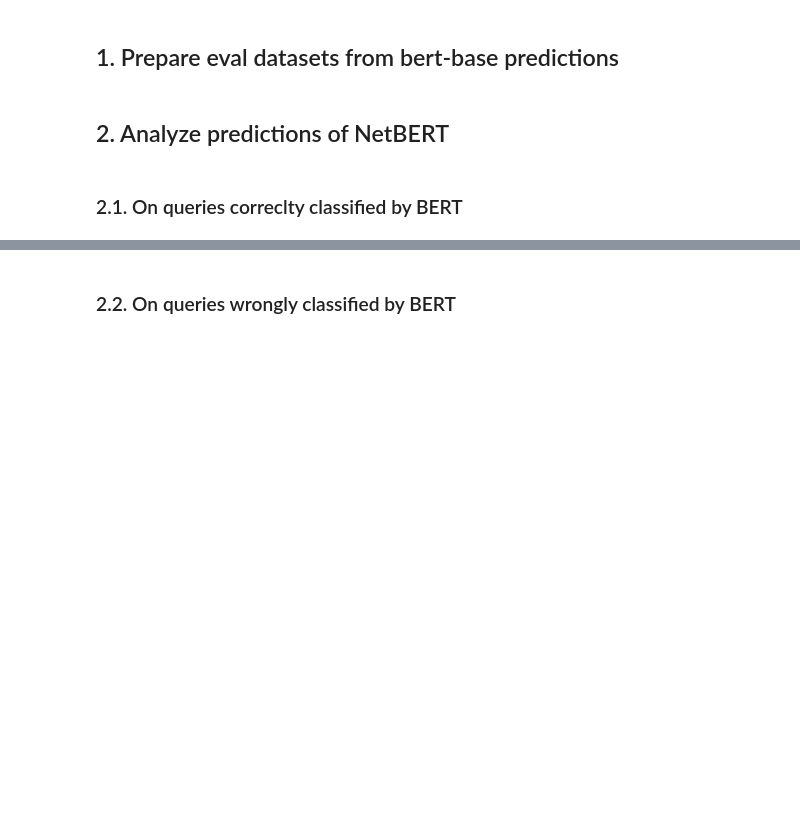
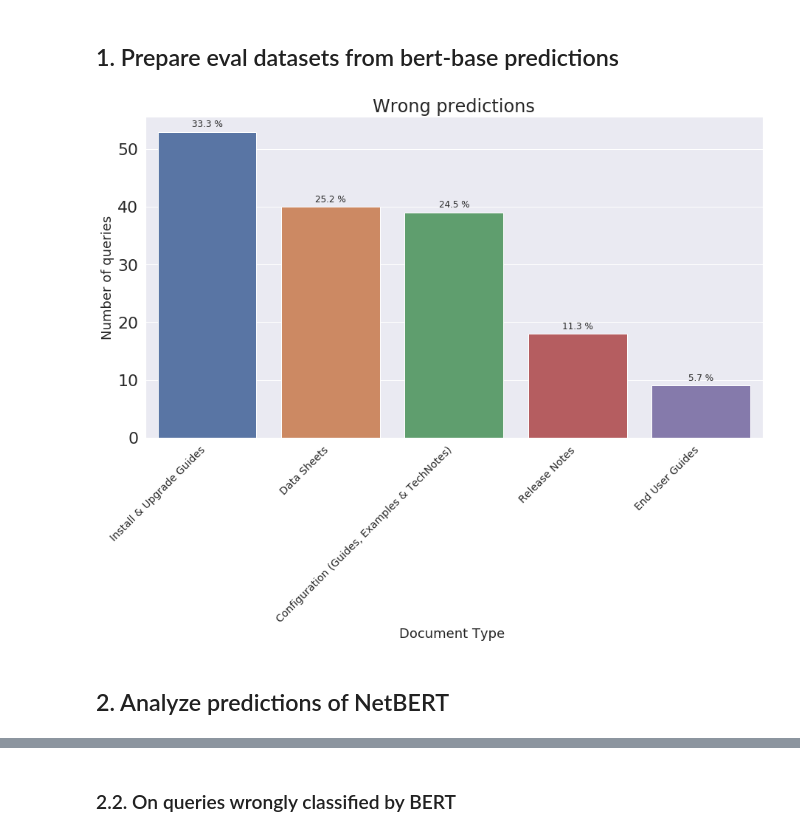
Before and after one commit to ant-louis/netbert, a Jupyter notebook: Code/Extrinsic_evaluation/Classification/BERT_vs_NetBERT_predictions.ipynb, the cells around one changed output, grey strips where cells are left out. Drawn from its saved outputs; the diff is of its cells as text; code cells hidden in the pictures; blank space fills up the shorter version.

```diff
--- a/Code/Extrinsic_evaluation/Classification/BERT_vs_NetBERT_predictions.ipynb
+++ b/Code/Extrinsic_evaluation/Classification/BERT_vs_NetBERT_predictions.ipynb
@@ -19,34 +19,69 @@ def create_eval_dataset(infile, outfile, class_mappings):
     # Load right predictions from BERT-base
     df = pd.read_csv(os.path.join(dirpath, infile), index_col=0)
 
     # Create columns with classes.
     df['Class'] = df.apply(lambda row: class_mappings[str(row.Class_id)], axis=1)
     df['Prediction'] = df.apply(lambda row: class_mappings[str(row.Prediction_id)], axis=1)
 
     # Drop useless columns.
     to_drop = ['Class_id', 'Prediction_id', 'Prediction']
     df.drop(to_drop, axis=1, inplace=True)
 
     # Save dataset for evaluation with NetBERT.
     df.to_csv(os.path.join(dirpath, outfile))
     return df
 
 
+def plot_repartition(df, title):
+    """
+    """
+    # Get the counts of each document type.
+    count = df['Class'].value_counts()
+    count_classes = count.index.tolist()
+    count_values = count.values.tolist()
+
+    # Create barplot.
+    sns.set(font_scale = 2)
+    plt.figure(figsize=(15,8))
+    ax = sns.barplot(count_classes, count_values)
+
+    # Rotate labels on x-axis.
+    ax.set_xticklabels(ax.get_xticklabels(), rotation=45, horizontalalignment='right', fontsize=14)
+
+    # Set titles of plot and axes.
+    plt.title(title, fontsize=24)
+    plt.ylabel('Number of queries', fontsize=18)
+    plt.xlabel('Document Type ', fontsize=18)
+
+    #adding the count labels above rectangles.
+    nb_samples = df.shape[0]
+    labels = ["{:.1f} %".format(count*100/nb_samples) for count in count_values]
+
+    rects = ax.patches
+    for rect, label in zip(rects, labels):
+        ax.text(rect.get_x() + rect.get_width()/2, rect.get_height() + 0.5, label, ha='center', va='bottom', fontsize=12)
+
+    # Show the plot.
+    plt.show()
+    return
+
+
 # Load class-class_id mapping.
 dirpath = '/raid/antoloui/Master-thesis/Code/Extrinsic_evaluation/Classification/output/bert_base_cased/'
 with open(os.path.join(dirpath, 'map_classes.json')) as f:
     class_mappings = json.load(f)
 
 # Create eval dataset from BERT-base right predictions.
 df_bert_right = create_eval_dataset(infile='preds_right.csv', outfile='eval_right_preds.csv', class_mappings=class_mappings)
 
 # Create eval dataset from BERT-base wrong predictions.
 df_bert_wrong = create_eval_dataset(infile='preds_wrong.csv', outfile='eval_wrong_preds.csv', class_mappings=class_mappings)
+plot_repartition(df_bert_wrong, "Wrong predictions")
 
 # Create full test dataset.
 df_bert = pd.concat([df_bert_right,df_bert_wrong], ignore_index=True)
 df_bert.to_csv(os.path.join(dirpath, 'eval_preds.csv'))
+# %% [output]
+[figure, added]
 # %% [markdown]
 ## 2. Analyze predictions of NetBERT
-# %% [markdown]
-### 2.1. On queries correclty classified by BERT
```
Also changed, not shown: parts of 10 cells of this notebook, 2 other files.
